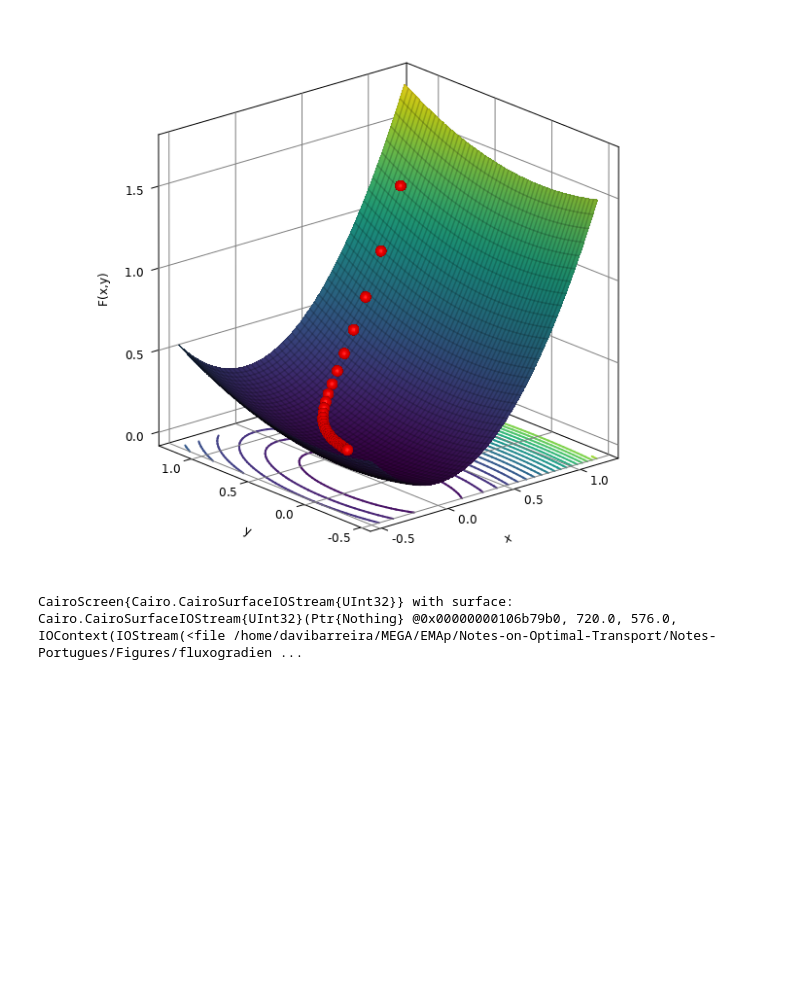
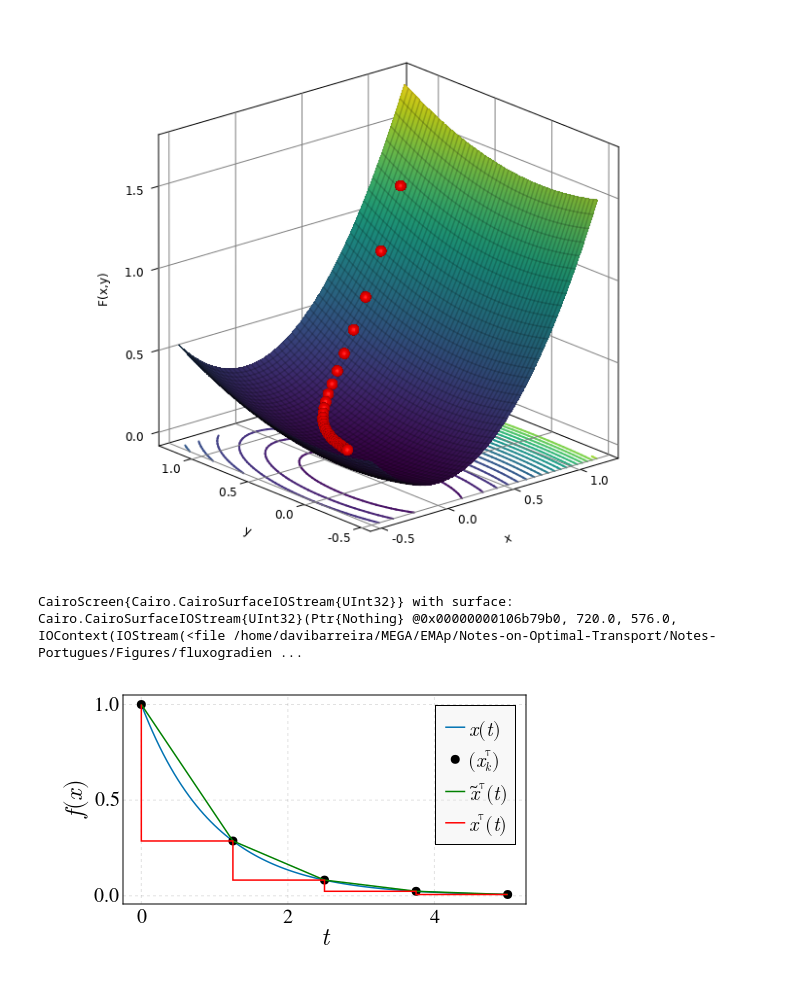
Before and after one commit to davibarreira/Notes-on-Optimal-Transport, a Jupyter notebook: Tutorials/GradientFlow.ipynb, the cells around one changed output. Cells and saved outputs as stored; diff of their text form; code cells hidden in the pictures; blank space fills up the shorter version.

```diff
--- a/Tutorials/GradientFlow.ipynb
+++ b/Tutorials/GradientFlow.ipynb
@@ -38,3 +38,33 @@ save("../Notes-Portugues/Figures/fluxogradiente.pdf", fig, pt_per_unit = 1)
 # %% [output]
 CairoScreen{Cairo.CairoSurfaceIOStream{UInt32}} with surface:
 Cairo.CairoSurfaceIOStream{UInt32}(Ptr{Nothing} @0x00000000106b79b0, 720.0, 576.0, IOContext(IOStream(<file /home/davibarreira/MEGA/EMAp/Notes-on-Optimal-Transport/Notes-Portugues/Figures/fluxogradien ...
+# %%
+size_inches = (7, 4)
+size_pt = 72 .* size_inches
+
+x = 0:0.05:5
+
+fig = Figure(resolution = size_pt, fontsize = 20,font = "CMU Serif")
+# fig = Figure(resolution = (600,400), font = "CMU Serif") # probably you need to install this font in your system
+ax = Axis(fig, xlabel = L"t", ylabel = L"f (x)", ylabelsize = 25,
+    xlabelsize= 25, xgridstyle=:dash, ygridstyle=:dash, xtickalign = 1,
+    xticksize=0, ytickalign=1, yticksize=0,  xlabelpadding = -10)
+lines!(x, x-> exp(-x), label = L"x(t)")
+
+x = 0:1.25:5
+scatter!(x, x-> exp(-x), label = L"(x_k^\tau)",color=:black)
+lines!(x, x-> exp(-x), label = L"x̃^\tau(t)",color=:green,markercolor=:green)
+
+x = [0,0,1.25,1.25,2.5,2.5,3.75,3.75,5.0]
+x2 = [0,1.25,1.25,2.5,2.5,3.75,3.75,5.0,5.0]
+y = exp.(-x2)
+# y = [0,,exp(-1.25),]
+lines!(x, y, label = L"x^\tau(t)",color=:red,markercolor=:red)
+# ylims!(-0.1,1.05)
+# xlims!(-0.1,5.1)
+axislegend(position = :rt, bgcolor = (:grey90, 0.25))
+fig[1,1] = ax
+save("../Notes-Portugues/Figures/eulerinterpolacao.pdf", fig, pt_per_unit = 1)
+display(fig)
+# %% [output]
+[figure, added]
```
Also changed, not shown: 6 other files.
